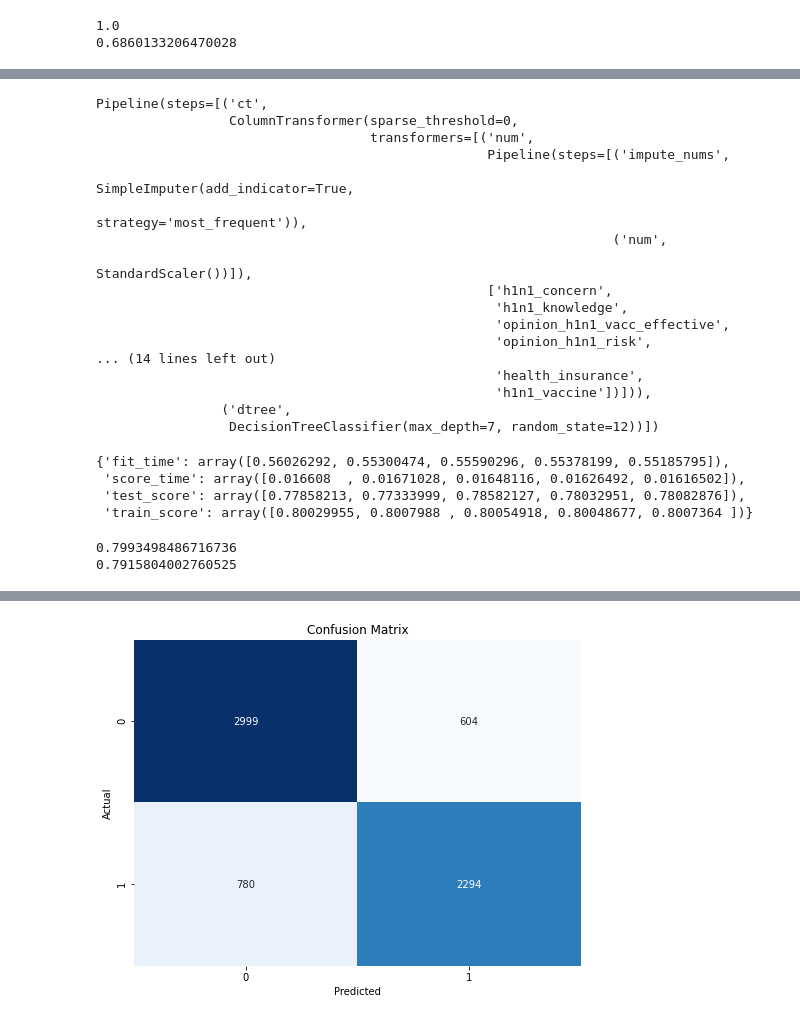
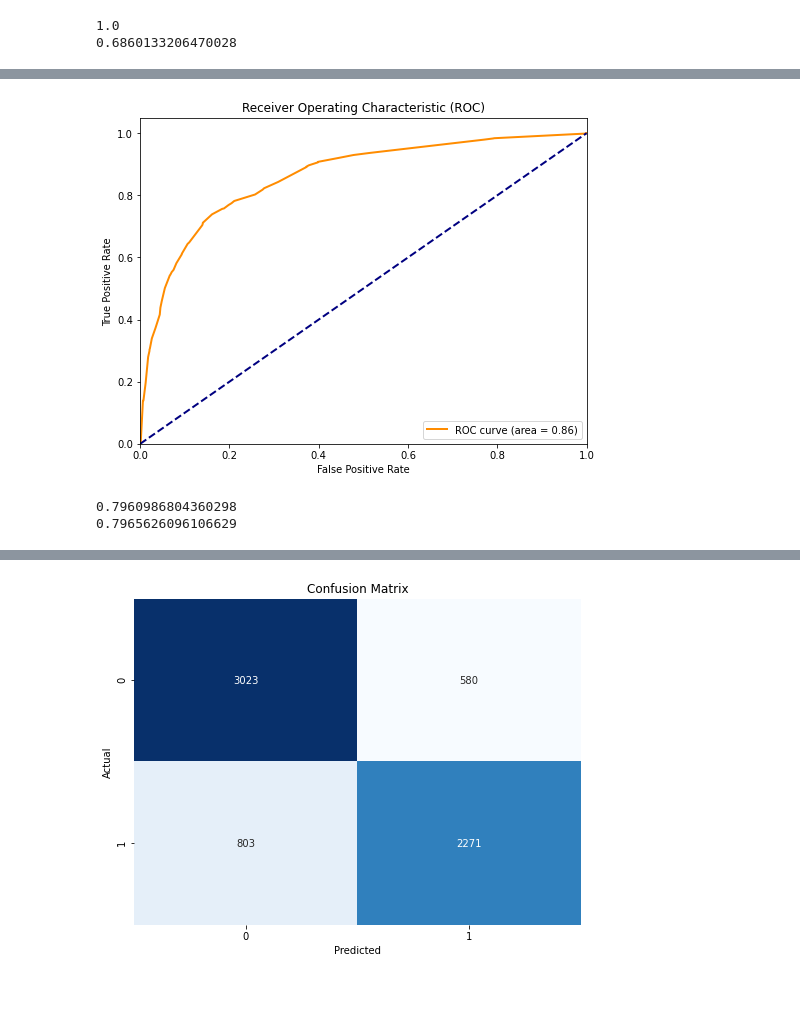
Before and after one commit to ramses02/Vaccines, a Jupyter notebook: main_notebook.ipynb, the cells around one changed output, grey strips where cells are left out. Drawn from its saved outputs; the diff is of its cells as text; code cells hidden in the pictures; blank space fills up the shorter version.

```diff
--- a/main_notebook.ipynb
+++ b/main_notebook.ipynb
@@ -152,3 +173,8 @@ print(precision_score(y_test, tree_y_pred))
 # %% [output]
 1.0
 0.6860133206470028
+# %%
+tree_params = [{'dtree__max_depth': [4, 6, 8,], 'dtree__min_samples_split': [2, 4], 'dtree__min_samples_leaf': [1, 2]}]
+gs_tree = GridSearchCV(tree_pipe, param_grid=tree_params, scoring='precision')
+gs_tree.fit(X_train, y_train)
+gs_tree.best_params_
@@ -154,0 +189,6 @@ print(precision_score(y_test, tree_y_pred))
+# %%
+tree_params = [{'dtree__max_depth': [5, 6, 7,], 'dtree__min_samples_split': [2, 4], 'dtree__min_samples_leaf': [1, 2]}]
+gs_tree = GridSearchCV(tree_pipe, param_grid=tree_params, scoring='precision')
+gs_tree.fit(X_train, y_train)
+print(gs_tree.best_params_)
+print(gs_tree.best_score_)
@@ -155,3 +198,4 @@ print(precision_score(y_test, tree_y_pred))
 # %%
-tree_pipe = Pipeline(steps=[('ct', col_tr),
-                           ('dtree', DecisionTreeClassifier(random_state=12, max_depth=7))])
+best_tree = Pipeline(steps=[('ct', col_tr),
+                           ('dtree', DecisionTreeClassifier(random_state=12, max_depth=6, min_samples_split=2, min_samples_leaf=1))])
+best_tree.fit(X_train, y_train)
@@ -158,30 +220,19 @@ tree_pipe = Pipeline(steps=[('ct', col_tr),
-# %%
-tree_pipe.fit(X_train, y_train)
-# %% [output]
-Pipeline(steps=[('ct',
-                 ColumnTransformer(sparse_threshold=0,
-                                   transformers=[('num',
-                                                  Pipeline(steps=[('impute_nums',
-                                                                   SimpleImputer(add_indicator=True,
-                                                                                 strategy='most_frequent')),
-                                                                  ('num',
-                                                                   StandardScaler())]),
-                                                  ['h1n1_concern',
-                                                   'h1n1_knowledge',
-                                                   'opinion_h1n1_vacc_effective',
-                                                   'opinion_h1n1_risk',
-... (14 lines left out)
-                                                   'health_insurance',
-                                                   'h1n1_vaccine'])])),
-                ('dtree',
-                 DecisionTreeClassifier(max_depth=7, random_state=12))])
-# %%
-cv_results = cross_validate(estimator=tree_pipe, X=X_train, y=y_train, cv=5,
-                            return_train_score=True)
-cv_results
-# %% [output]
-{'fit_time': array([0.56026292, 0.55300474, 0.55590296, 0.55378199, 0.55185795]),
- 'score_time': array([0.016608  , 0.01671028, 0.01648116, 0.01626492, 0.01616502]),
- 'test_score': array([0.77858213, 0.77333999, 0.78582127, 0.78032951, 0.78082876]),
- 'train_score': array([0.80029955, 0.8007988 , 0.80054918, 0.80048677, 0.8007364 ])}
+# %%
+y_scores = best_tree.predict_proba(X_test)[:, 1]
+
+fpr, tpr, thresholds = roc_curve(y_test, y_scores)
+roc_auc = auc(fpr, tpr)
+
+plt.figure(figsize=(8, 6))
+plt.plot(fpr, tpr, color='darkorange', lw=2, label='ROC curve (area = {:.2f})'.format(roc_auc))
+plt.plot([0, 1], [0, 1], color='navy', lw=2, linestyle='--')
+plt.xlim([0.0, 1.0])
+plt.ylim([0.0, 1.05])
+plt.xlabel('False Positive Rate')
+plt.ylabel('True Positive Rate')
+plt.title('Receiver Operating Characteristic (ROC)')
+plt.legend(loc='lower right')
+plt.show()
+# %% [output]
+[figure, added]
 # %%
@@ -190,6 +241,6 @@ tree_y_pred = tree_pipe.predict(X_test)
 # %%
-print(precision_score(y_train, tree_y_train))
-print(precision_score(y_test, tree_y_pred))
+print(precision_score(y_train, best_tree_y_train))
+print(precision_score(y_test, best_tree_y_pred))
 # %% [output]
-0.7993498486716736
-0.7915804002760525
+0.7960986804360298
+0.7965626096106629
```
Also changed, not shown: parts of 19 cells of this notebook.
